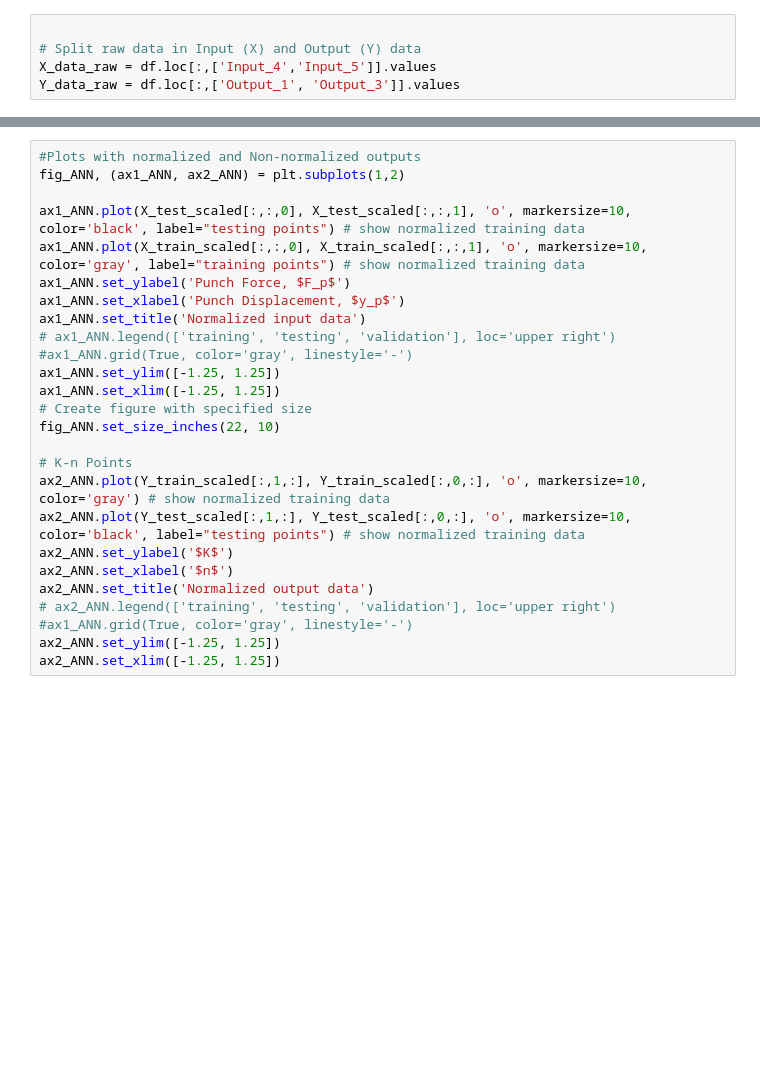
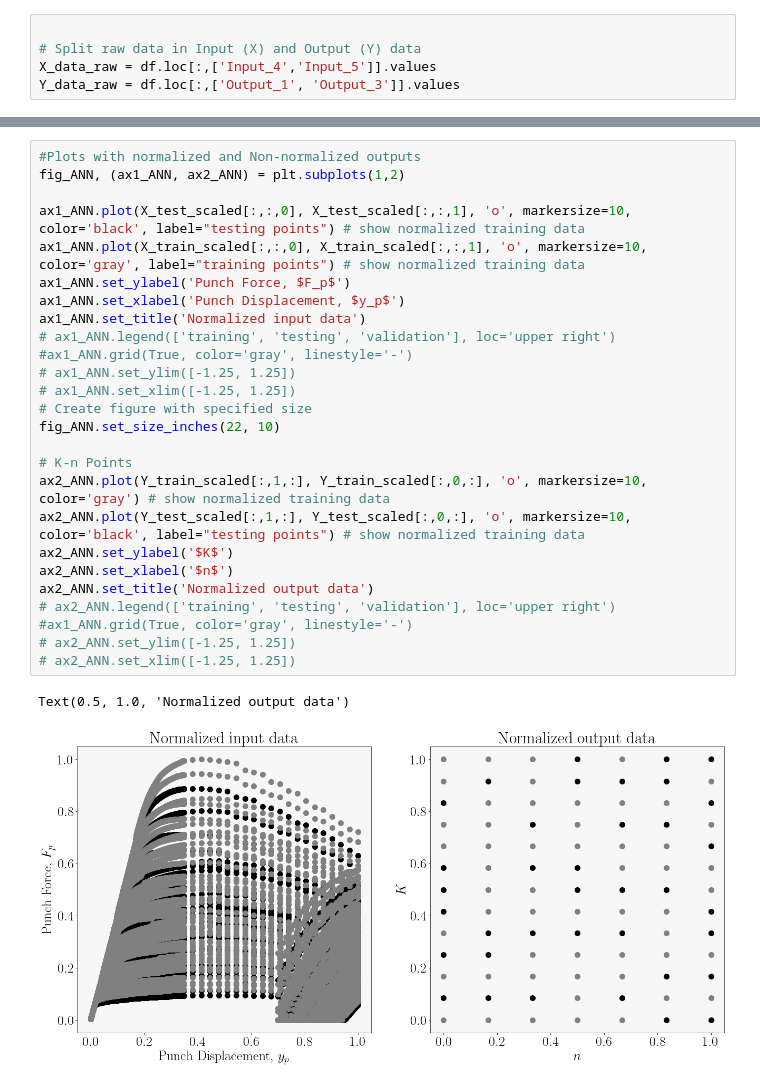
Before and after one commit to DaJaCruz/PhD, a Jupyter notebook: RNN.ipynb, the cells around one changed output, grey strips where cells are left out. Saved outputs shown, nothing was run; the diff lists cells and outputs as text; blank space fills up the shorter version.

```diff
--- a/RNN.ipynb
+++ b/RNN.ipynb
@@ -166,29 +182,32 @@ print(X_train_scaled)
 # %%
 #Plots with normalized and Non-normalized outputs
 fig_ANN, (ax1_ANN, ax2_ANN) = plt.subplots(1,2)
 
 ax1_ANN.plot(X_test_scaled[:,:,0], X_test_scaled[:,:,1], 'o', markersize=10, color='black', label="testing points") # show normalized training data
 ax1_ANN.plot(X_train_scaled[:,:,0], X_train_scaled[:,:,1], 'o', markersize=10, color='gray', label="training points") # show normalized training data
 ax1_ANN.set_ylabel('Punch Force, $F_p$')
 ax1_ANN.set_xlabel('Punch Displacement, $y_p$')
 ax1_ANN.set_title('Normalized input data')
 # ax1_ANN.legend(['training', 'testing', 'validation'], loc='upper right')
 #ax1_ANN.grid(True, color='gray', linestyle='-')
-ax1_ANN.set_ylim([-1.25, 1.25])
-ax1_ANN.set_xlim([-1.25, 1.25])
+# ax1_ANN.set_ylim([-1.25, 1.25])
+# ax1_ANN.set_xlim([-1.25, 1.25])
 # Create figure with specified size
 fig_ANN.set_size_inches(22, 10)
 
 # K-n Points
 ax2_ANN.plot(Y_train_scaled[:,1,:], Y_train_scaled[:,0,:], 'o', markersize=10, color='gray') # show normalized training data
 ax2_ANN.plot(Y_test_scaled[:,1,:], Y_test_scaled[:,0,:], 'o', markersize=10, color='black', label="testing points") # show normalized training data
 ax2_ANN.set_ylabel('$K$')
 ax2_ANN.set_xlabel('$n$')
 ax2_ANN.set_title('Normalized output data')
 # ax2_ANN.legend(['training', 'testing', 'validation'], loc='upper right')
 #ax1_ANN.grid(True, color='gray', linestyle='-')
-ax2_ANN.set_ylim([-1.25, 1.25])
-ax2_ANN.set_xlim([-1.25, 1.25])
+# ax2_ANN.set_ylim([-1.25, 1.25])
+# ax2_ANN.set_xlim([-1.25, 1.25])
+# %% [output]
+Text(0.5, 1.0, 'Normalized output data')
+[figure, added]
 # %%
 # Build the LSTM model
 model = Sequential()
```
Also changed, not shown: parts of 12 cells of this notebook.
